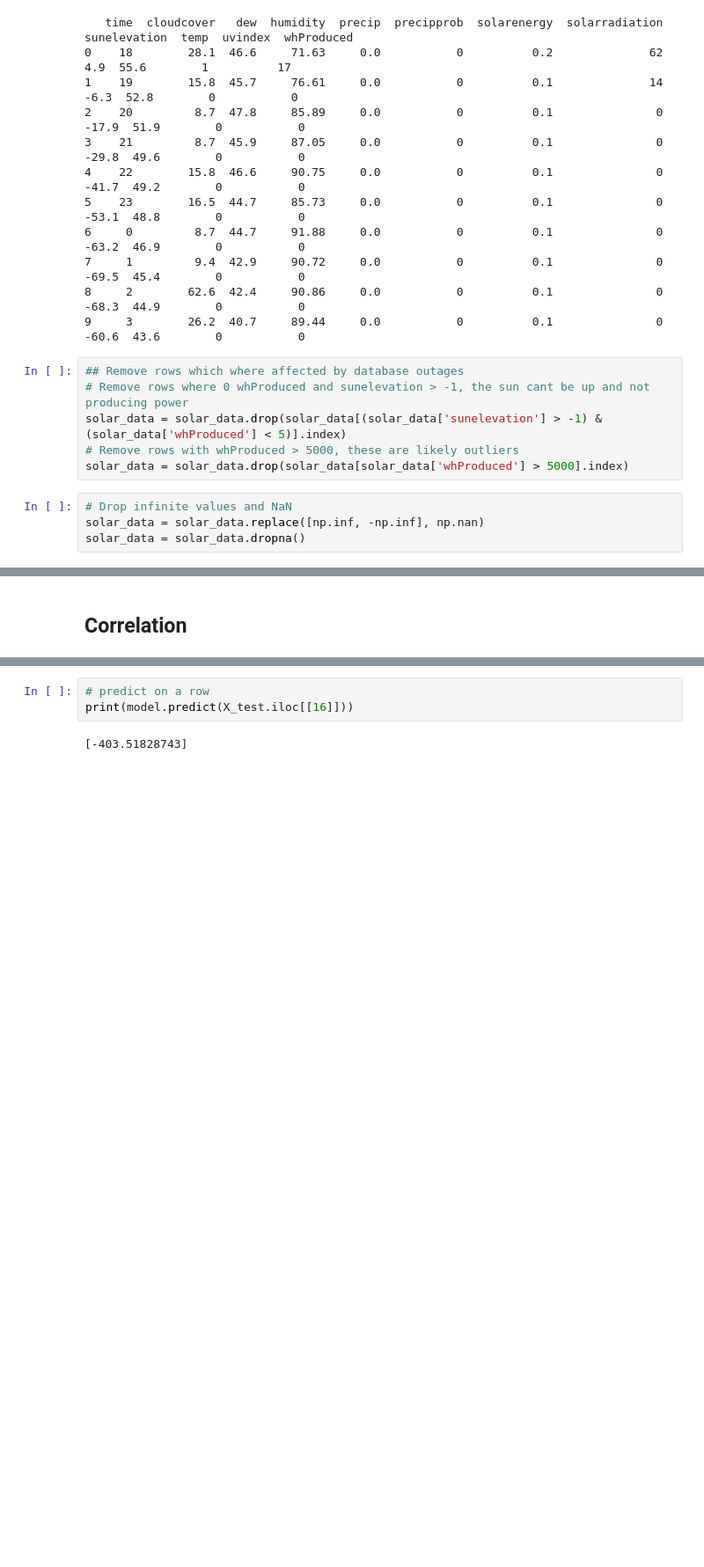
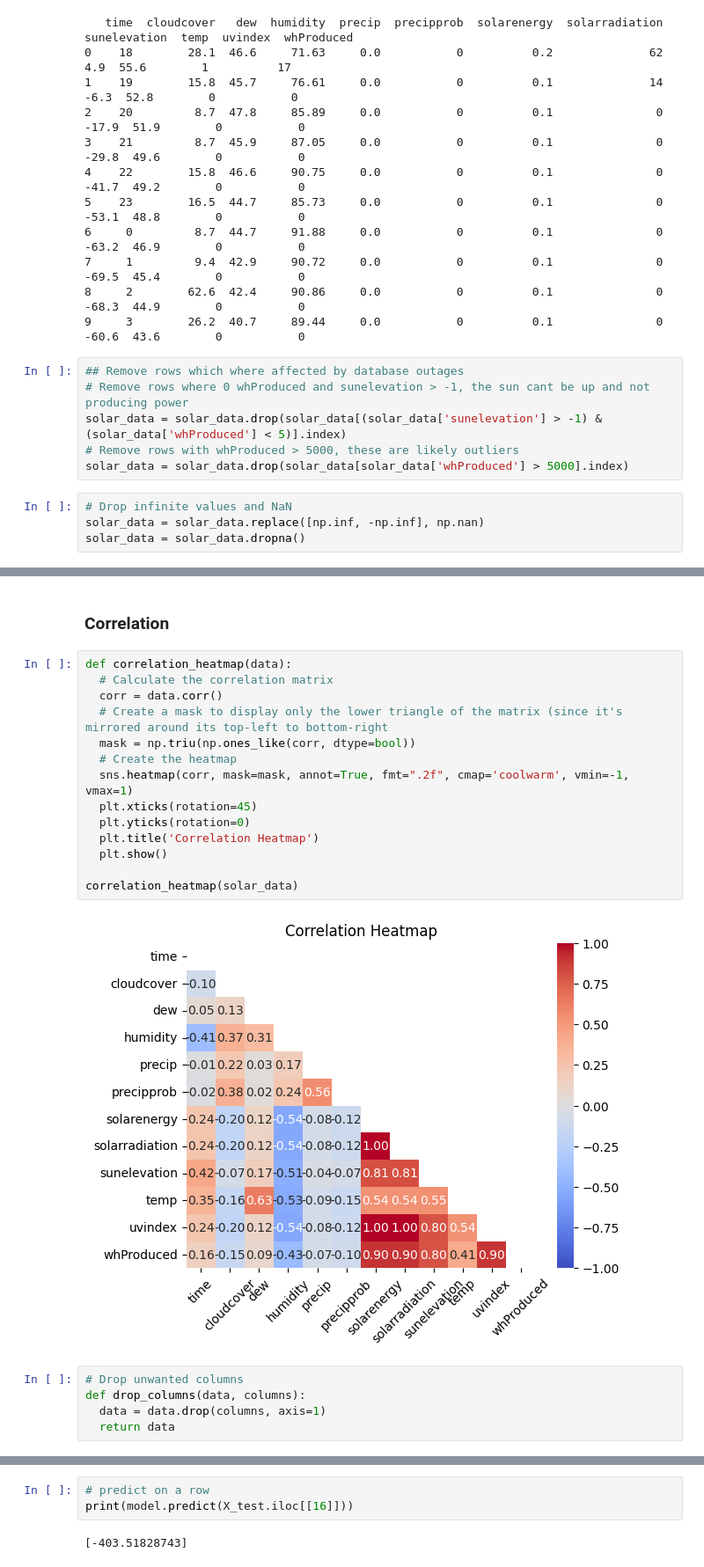
Before and after one commit to uppercaseVar/ECS171-Project, a Jupyter notebook: Project-2.ipynb, the cells around one changed output, grey strips where cells are left out. Shown at 88% size. Saved outputs shown, nothing was run; the diff lists cells and outputs as text; blank space fills up the shorter version.

```diff
--- a/Project-2.ipynb
+++ b/Project-2.ipynb
@@ -163,2 +280,23 @@ plt.show()
 # %% [markdown]
-## Correlation
+### Correlation
+# %%
+def correlation_heatmap(data):
+  # Calculate the correlation matrix
+  corr = data.corr()
+  # Create a mask to display only the lower triangle of the matrix (since it's mirrored around its top-left to bottom-right
+  mask = np.triu(np.ones_like(corr, dtype=bool))
+  # Create the heatmap
+  sns.heatmap(corr, mask=mask, annot=True, fmt=".2f", cmap='coolwarm', vmin=-1, vmax=1)
+  plt.xticks(rotation=45)
+  plt.yticks(rotation=0)
+  plt.title('Correlation Heatmap')
+  plt.show()
+
+correlation_heatmap(solar_data)
+# %% [output]
+[figure, added]
+# %%
+# Drop unwanted columns
+def drop_columns(data, columns):
+  data = data.drop(columns, axis=1)
+  return data
```
Also changed, not shown: parts of 40 cells of this notebook.
